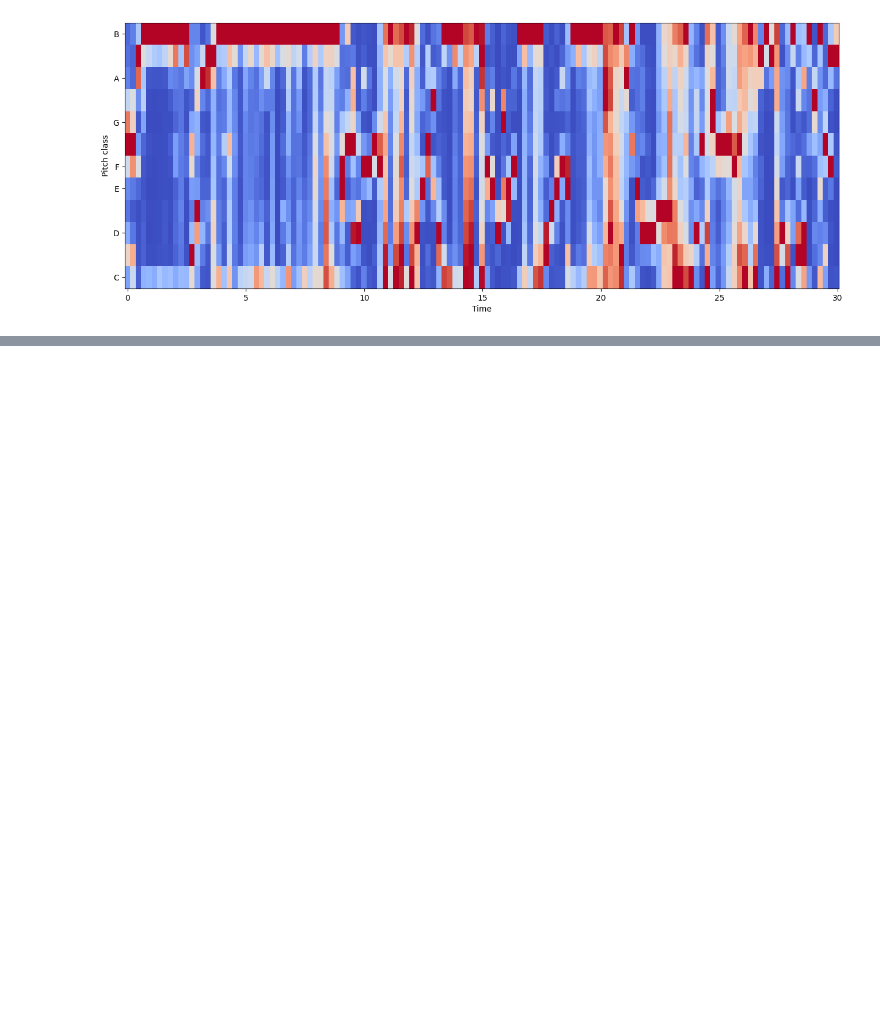
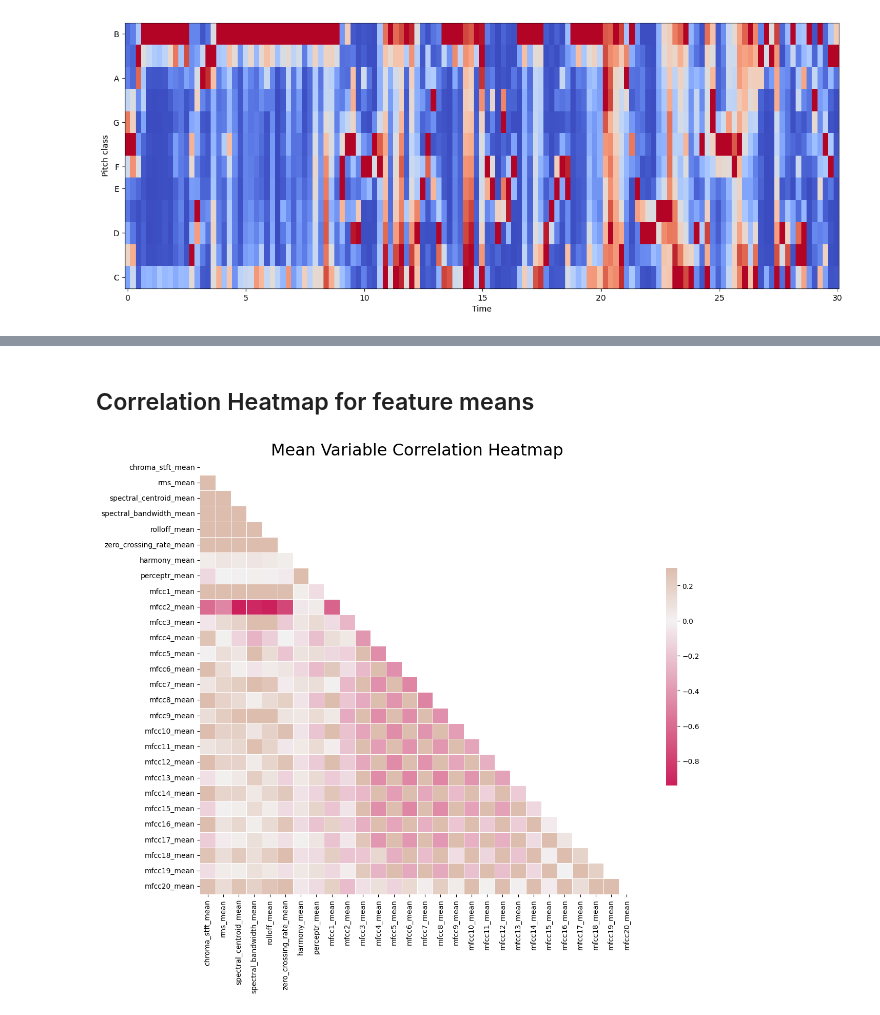
Before and after one commit to janmillou/music_genre_classifier, a Jupyter notebook: music_genre_classifier.ipynb, the cells around one changed output, grey strips where cells are left out. Cells and saved outputs as stored; diff of their text form; code cells hidden in the pictures; blank space fills up the shorter version.

Commit message:
Exploratory Data Analysis
Correlation Heatmap, Box Plot, Principal Component Analysis,

```diff
--- a/music_genre_classifier.ipynb
+++ b/music_genre_classifier.ipynb
@@ -272,0 +276,3 @@ Chromagra shape:  (12, 133)
+# %%
+data = pd.read_csv(f'{path}\\Data\\features_30_sec.csv')
+data.head(10)
@@ -272,0 +292,25 @@ Chromagra shape:  (12, 133)
+# %% [markdown]
+## Correlation Heatmap for feature means
+# %%
+# Computing the Correlation Matrix
+spike_cols = [col for col in data.columns if 'mean' in col]
+corr = data[spike_cols].corr()
+
+# Generate mask for upper triangle
+mask = np.triu(np.ones_like(corr, dtype=np.bool))
+
+# Set up matplotlib figure
+f, ax = plt.subplots(figsize=(16,11))
+
+# Generate a custom diverging colormap
+cmap = sns.diverging_palette(0, 25, as_cmap=True, s=90, l=45, n=45)
+
+# Draw the heatmap with the mask and correct aspect ratio
+sns.heatmap(corr, mask=mask, cmap=cmap, vmax=.3, center=0, square=True, linewidths=.5, cbar_kws={'shrink': .5})
+
+plt.title('Mean Variable Correlation Heatmap', fontsize = 23)
+plt.xticks(fontsize=10)
+plt.yticks(fontsize=10)
+plt.savefig('corr heatmap.jpg')
+# %% [output]
+[figure, added]
```
Also changed, not shown: parts of 7 cells of this notebook.
